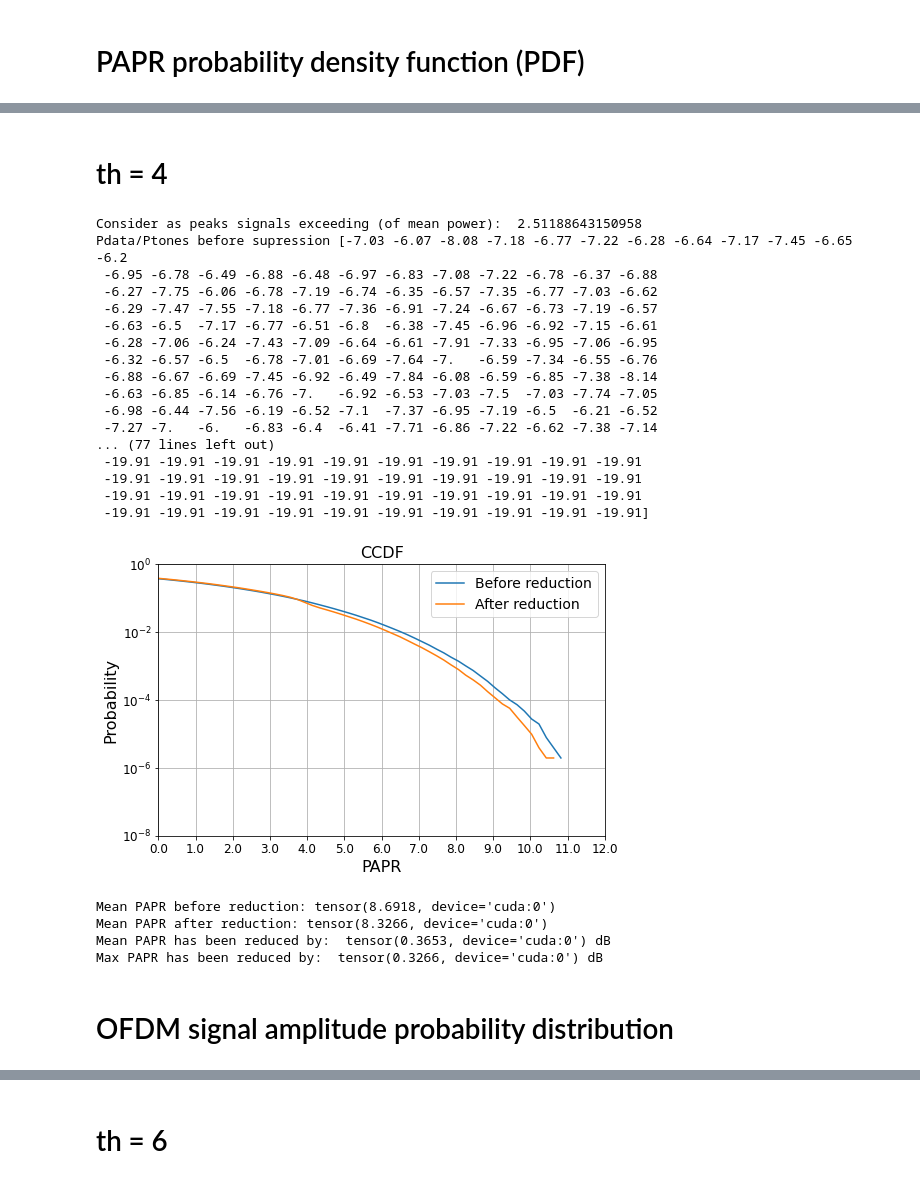
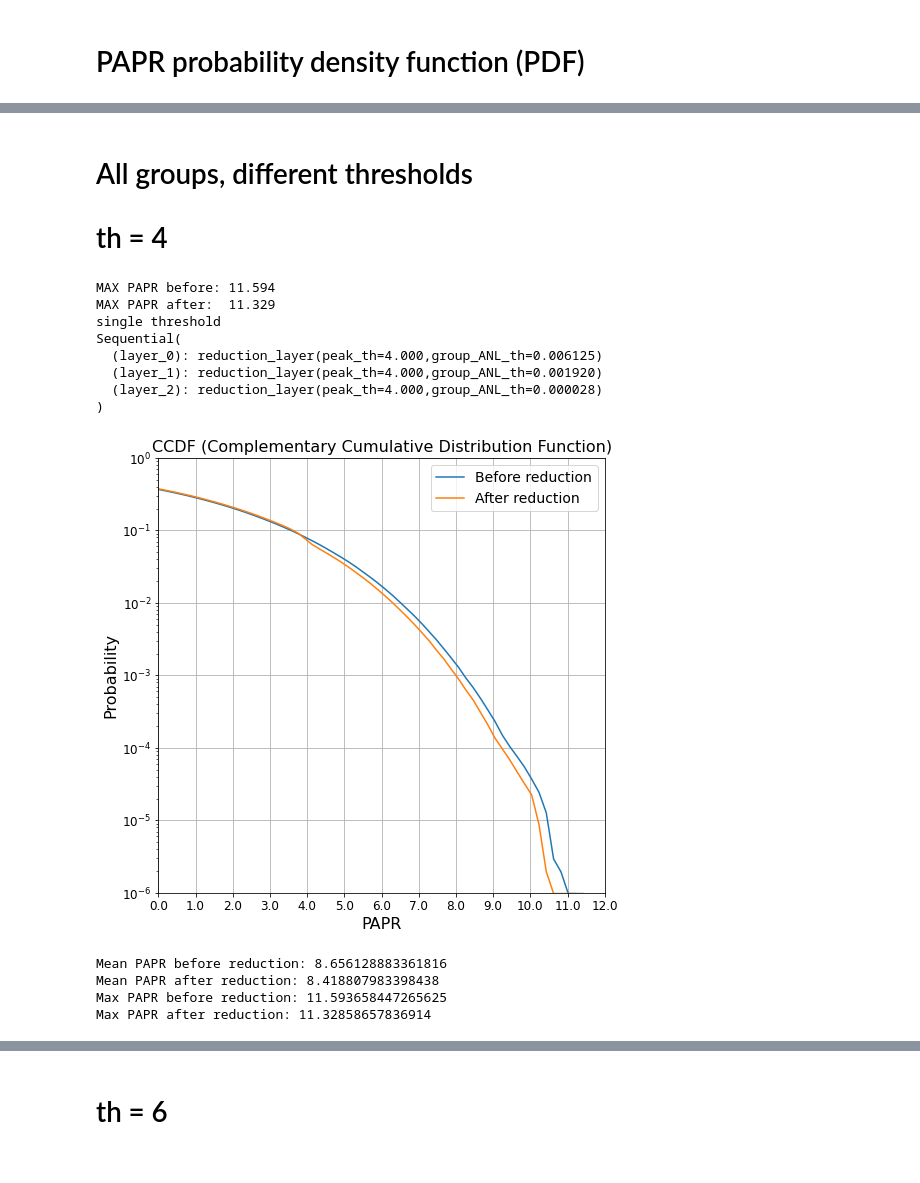
Before and after one commit to Skrikunov/PAPR_reduction, a Jupyter notebook: PAPR.ipynb, the cells around one changed output, grey strips where cells are left out. Saved outputs shown, nothing was run; the diff lists cells and outputs as text; code cells hidden in the pictures.

```diff
--- a/PAPR.ipynb
+++ b/PAPR.ipynb
@@ -70,13 +72,13 @@ with open('config.yaml','r') as file:
 
 # edit configuration
 # cfg['Fs'] = 15.36
-cfg['N_UE'] = 3
+cfg['N_UE'] = 6
 # cfg['P_UE_max_min'] = 100
 # cfg['N_fft'] = 300
 # cfg['N_used'] = 120
 # cfg['N_zero'] = 180
 # cfg['N_RB'] = 10
-cfg['M'] = 500
+cfg['M'] = 1000
 # cfg['N_SC_RB'] = 12
 
 USE_SEED = False
@@ -99,8 +101,8 @@ PAPR_RANGE = torch.arange(0,12.2,step=0.2)
 # zero shift to center spectrum
 ZERO_SHIFT = cfg['N_zero']//2
 
-CCDF_SIZE = (8,5)
-PSD_SIZE = (10,6)
+CCDF_SIZE = (8,8)
+PSD_SIZE = (8,8)
 # %% [output]
 * Config has been read successfully:
 {'Fs': 15.36,
@@ -130,17 +132,16 @@ The following constelletions have been loaded: ['QPSK', 'QAM16', 'QAM64', 'QAM25
 # Resourse block allocation
 # %%
 PTX_allocation = syst.PTX_allocate(config=cfg,info=True)
-PTX_allocation = 100*np.ones(cfg['N_UE'])/cfg['N_UE']
-# PTX_allocation = np.array([17,25,33,25,0.001])
+# PTX_allocation = 100*np.ones(cfg['N_UE'])/cfg['N_UE']
 
 MOD_allocation,EVM_allocation = syst.MOD_allocate(config=cfg,info=True)
-# MOD_allocation,EVM_allocation = ['QPSK', 'QAM16', 'QAM256'], np.array([17.5,12.5,8])
 ANL_allocation,_ = syst.get_ANL_allocation(EVM_allocation,PTX_allocation,info=True)
 RB_allocation = syst.RB_allocate(config=cfg,info=True)
-# RB_allocation = np.array([16,16,18])
+# RB_allocation = (50*np.ones(cfg['N_UE'])/cfg['N_UE']).astype(int)
 
 UE_IDXs = np.arange(cfg['N_UE'])
 UE_ANLs = ANL_allocation
 UE_SCs = [syst.GET_GROUP_SC(N_used=cfg['N_used'],UE_indexes=np.array([i]),RB_allocation=torch.tensor(RB_allocation)) + ZERO_SHIFT for i in UE_IDXs]
+SCs = syst.GET_UE_SC_idx(torch.tensor(RB_allocation))+ZERO_SHIFT
 # %% [output]
 * UE power has been allocated - OK:
@@ -166,0 +237,3 @@ plots.plot_res_allocation(np.array(PTX_allocation),np.array(RB_allocation),MOD_a
+# %%
+from my import opt_split_pract
+split_best,idx_best,max_papr_best = opt_split_pract(S_t,ANL_allocation,UE_ANLs,UE_SCs,S_sc,cfg)
@@ -224,47 +573,33 @@ plots.plot_maxminpapr(min_papr,max_papr,figsize=(15,6))
 # %% [markdown]
+# All groups, different thresholds
 # th = 4
-# %%
-ue_idx = 0
-peak_th = 4
-print("Consider as peaks signals exceeding (of mean power): ",10**(peak_th/10))
-S_t_reduced = prd.PAPR_reduce(S_t,peak_th,UE_ANLs[ue_idx],UE_SCs[ue_idx],S_sc,cfg,info=True)
-# %% [output]
-Consider as peaks signals exceeding (of mean power):  2.51188643150958
-Pdata/Ptones before supression [-7.03 -6.07 -8.08 -7.18 -6.77 -7.22 -6.28 -6.64 -7.17 -7.45 -6.65 -6.2
- -6.95 -6.78 -6.49 -6.88 -6.48 -6.97 -6.83 -7.08 -7.22 -6.78 -6.37 -6.88
- -6.27 -7.75 -6.06 -6.78 -7.19 -6.74 -6.35 -6.57 -7.35 -6.77 -7.03 -6.62
- -6.29 -7.47 -7.55 -7.18 -6.77 -7.36 -6.91 -7.24 -6.67 -6.73 -7.19 -6.57
- -6.63 -6.5  -7.17 -6.77 -6.51 -6.8  -6.38 -7.45 -6.96 -6.92 -7.15 -6.61
- -6.28 -7.06 -6.24 -7.43 -7.09 -6.64 -6.61 -7.91 -7.33 -6.95 -7.06 -6.95
- -6.32 -6.57 -6.5  -6.78 -7.01 -6.69 -7.64 -7.   -6.59 -7.34 -6.55 -6.76
- -6.88 -6.67 -6.69 -7.45 -6.92 -6.49 -7.84 -6.08 -6.59 -6.85 -7.38 -8.14
- -6.63 -6.85 -6.14 -6.76 -7.   -6.92 -6.53 -7.03 -7.5  -7.03 -7.74 -7.05
- -6.98 -6.44 -7.56 -6.19 -6.52 -7.1  -7.37 -6.95 -7.19 -6.5  -6.21 -6.52
- -7.27 -7.   -6.   -6.83 -6.4  -6.41 -7.71 -6.86 -7.22 -6.62 -7.38 -7.14
-... (77 lines left out)
- -19.91 -19.91 -19.91 -19.91 -19.91 -19.91 -19.91 -19.91 -19.91 -19.91
- -19.91 -19.91 -19.91 -19.91 -19.91 -19.91 -19.91 -19.91 -19.91 -19.91
- -19.91 -19.91 -19.91 -19.91 -19.91 -19.91 -19.91 -19.91 -19.91 -19.91
- -19.91 -19.91 -19.91 -19.91 -19.91 -19.91 -19.91 -19.91 -19.91 -19.91]
 # %%
+peak_ths = [4]
+S_t_reduced = test_reduction(S_t,split_best,peak_ths,UE_ANLs,UE_SCs,S_sc,cfg,info=True)
+PAPR0 = syst.get_signal_PAPR(S_t)
+PAPR1 = syst.get_signal_PAPR(S_t_reduced)
+
 LABELS = ["Before reduction","After reduction"]
 CCDF1 = ccdf.get_CCDF(papr_range=PAPR_RANGE,S_t=S_t)
 CCDF2 = ccdf.get_CCDF(papr_range=PAPR_RANGE,S_t=S_t_reduced)
 CCDFs = [plots.filter_ccdf(CCDF1),plots.filter_ccdf(CCDF2)]
-
 plots.plot_CCDF(CCDFs,LABELS,PAPR_RANGE,figsize=CCDF_SIZE)
 
-PAPR = syst.get_signal_PAPR(S_t_reduced)
-PAPR_mean1 = PAPR.mean()
-print('Mean PAPR before reduction:',PAPR_mean0)
-print('Mean PAPR after reduction:',PAPR_mean1)
-print('Mean PAPR has been reduced by: ',PAPR_mean0-PAPR_mean1,'dB')
-print('Max PAPR has been reduced by: ',PAPR_max0-PAPR[max_PAPR_idx0],'dB')
+print('Mean PAPR before reduction:',PAPR0.mean().item())
+print('Mean PAPR after reduction:',PAPR1.mean().item())
+print('Max PAPR before reduction:',PAPR0.max().item())
+print('Max PAPR after reduction:',PAPR1.max().item())
 # %% [output]
+MAX PAPR before: 11.594
+MAX PAPR after:  11.329
+single threshold
+Sequential(
+  (layer_0): reduction_layer(peak_th=4.000,group_ANL_th=0.006125)
+  (layer_1): reduction_layer(peak_th=4.000,group_ANL_th=0.001920)
+  (layer_2): reduction_layer(peak_th=4.000,group_ANL_th=0.000028)
+)
-[figure, old version]
+[figure, new version]
-Mean PAPR before reduction: tensor(8.6918, device='cuda:0')
-Mean PAPR after reduction: tensor(8.3266, device='cuda:0')
-Mean PAPR has been reduced by:  tensor(0.3653, device='cuda:0') dB
-Max PAPR has been reduced by:  tensor(0.3266, device='cuda:0') dB
+Mean PAPR before reduction: 8.656128883361816
+Mean PAPR after reduction: 8.418807983398438
+Max PAPR before reduction: 11.593658447265625
+Max PAPR after reduction: 11.32858657836914
-# %% [markdown]
-# OFDM signal amplitude probability distribution
```
Also changed, not shown: parts of 94 cells of this notebook, 10 other files.
